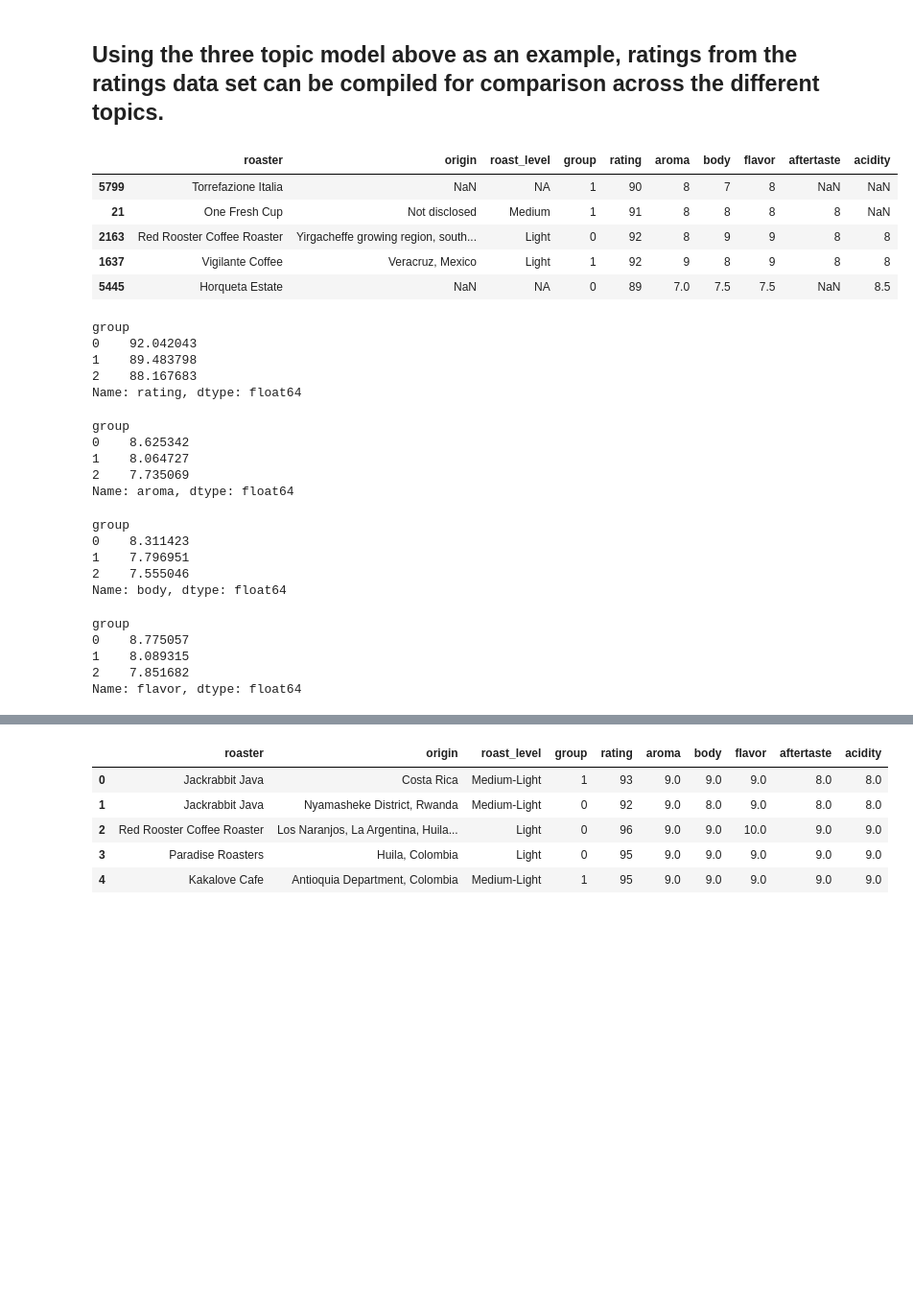
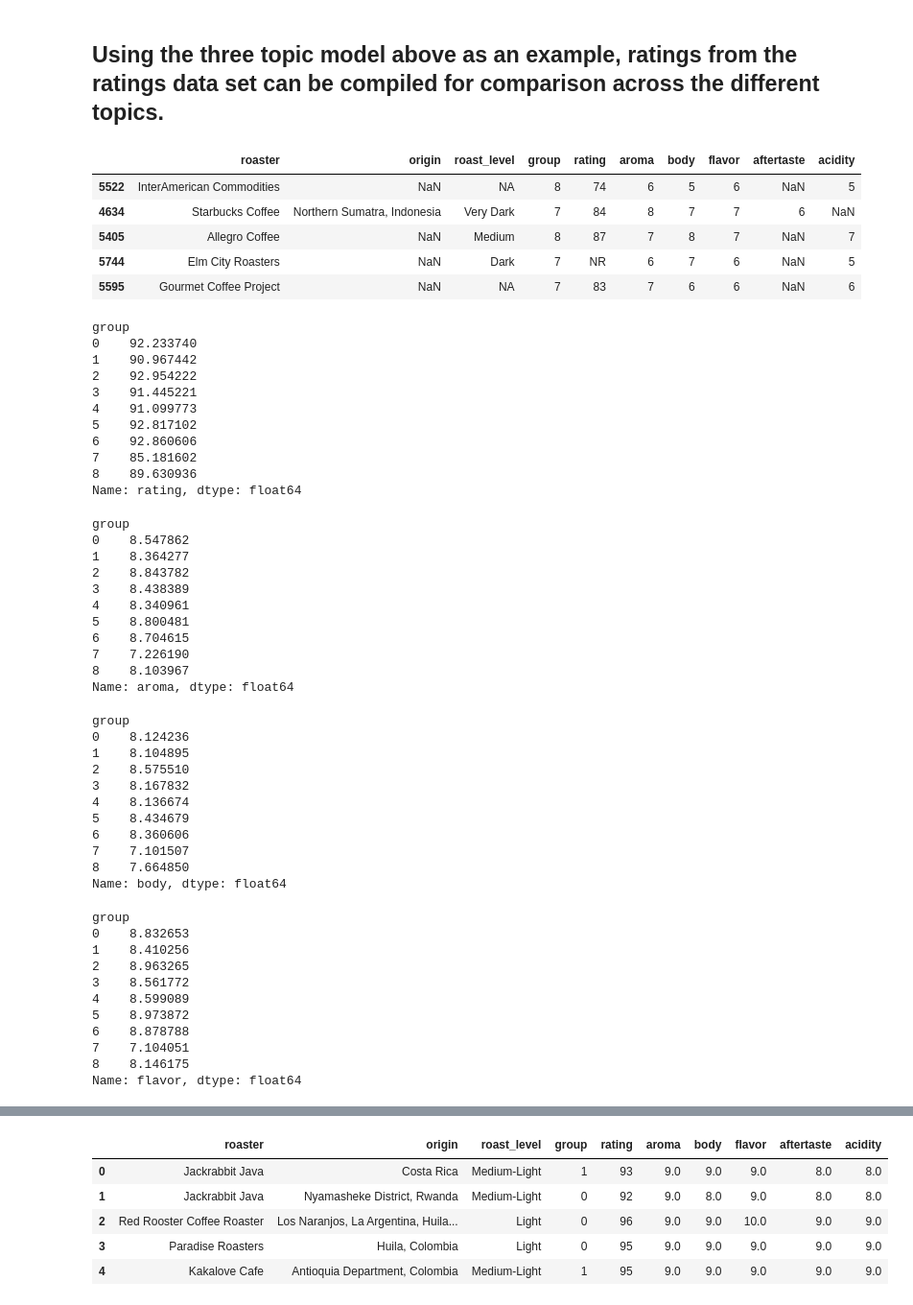
Before and after one commit to ejfeldman7/coffee-reviews-nlp, a Jupyter notebook: Notebooks/nmf.ipynb, the cells around one changed output, grey strips where cells are left out. Shown at 96% size. Drawn from its saved outputs; the diff is of its cells as text; code cells hidden in the pictures; blank space fills up the shorter version.

```diff
--- a/Notebooks/nmf.ipynb
+++ b/Notebooks/nmf.ipynb
@@ -577,13 +341,2 @@ gesha, variety, floral, world, geisha, beans, trees, continues, crisp, unique
 # %% [markdown]
 ## Assignments to the different topics for each review were added to the original text datarame for further analysis
-# %%
-df['Two Topic'] = doc_topic2.argmax(axis=1)
-df['Three Topic'] = doc_topic3.argmax(axis=1)
-df['Four Topic'] = doc_topic4.argmax(axis=1)
-df['Five Topic'] = doc_topic5.argmax(axis=1)
-df['Six Topic'] = doc_topic6.argmax(axis=1)
-df['Seven Topic'] = doc_topic7.argmax(axis=1)
-df['Eight Topic'] = doc_topic8.argmax(axis=1)
-df['Nine Topic'] = doc_topic9.argmax(axis=1)
-df['Ten Topic'] = doc_topic10.argmax(axis=1)
-df.sample(3)
@@ -631,23 +402,23 @@ ten.plot(ax=axes[2,2], kind='bar')
 # %%
 combined = pd.DataFrame()
 combined['roaster'] = df['Roaster']
 combined['origin'] = ratings['Coffee Origin']
 combined['roast_level'] = ratings['Roast Level']
-combined['group'] = df['Three Topic']
+combined['group'] = df['Topic']
 combined['rating'] = ratings.Overall
 combined['aroma'] = ratings.Aroma
 combined['body'] = ratings.Body
 combined['flavor'] = ratings.Flavor
 combined['aftertaste'] = ratings.Aftertaste
 combined['acidity'] = ratings.Acidity
 combined.sample(5)
 # %% [output]
 |  | roaster | origin | roast_level | group | rating | aroma | body | flavor | aftertaste | acidity |
-| 5799 | Torrefazione Italia | NaN | NA | 1 | 90 | 8 | 7 | 8 | NaN | NaN |
-| 21 | One Fresh Cup | Not disclosed | Medium | 1 | 91 | 8 | 8 | 8 | 8 | NaN |
-| 2163 | Red Rooster Coffee Roaster | Yirgacheffe growing region, south... | Light | 0 | 92 | 8 | 9 | 9 | 8 | 8 |
-| 1637 | Vigilante Coffee | Veracruz, Mexico | Light | 1 | 92 | 9 | 8 | 9 | 8 | 8 |
-| 5445 | Horqueta Estate | NaN | NA | 0 | 89 | 7.0 | 7.5 | 7.5 | NaN | 8.5 |
+| 5522 | InterAmerican Commodities | NaN | NA | 8 | 74 | 6 | 5 | 6 | NaN | 5 |
+| 4634 | Starbucks Coffee | Northern Sumatra, Indonesia | Very Dark | 7 | 84 | 8 | 7 | 7 | 6 | NaN |
+| 5405 | Allegro Coffee | NaN | Medium | 8 | 87 | 7 | 8 | 7 | NaN | 7 |
+| 5744 | Elm City Roasters | NaN | Dark | 7 | NR | 6 | 7 | 6 | NaN | 5 |
+| 5595 | Gourmet Coffee Project | NaN | NA | 7 | 83 | 7 | 6 | 6 | NaN | 6 |
 # %%
 # How does the overall rating of coffee compare across the three topics?
 combined.loc[combined.rating == 'NR','rating'] = '-999'
@@ -655,9 +426,15 @@ combined.rating = combined.rating.astype(int)
 combined[combined.rating>0].groupby(by='group').rating.mean()
 # %% [output]
 group
-0    92.042043
-1    89.483798
-2    88.167683
+0    92.233740
+1    90.967442
+2    92.954222
+3    91.445221
+4    91.099773
+5    92.817102
+6    92.860606
+7    85.181602
+8    89.630936
 Name: rating, dtype: float64
 # %%
 # How does the aroma rating of coffee compare across the three topics?
@@ -667,9 +444,15 @@ combined.aroma = combined.aroma.round(0)
 combined[combined.aroma>0].groupby(by='group').aroma.mean()
 # %% [output]
 group
-0    8.625342
-1    8.064727
-2    7.735069
+0    8.547862
+1    8.364277
+2    8.843782
+3    8.438389
+4    8.340961
+5    8.800481
+6    8.704615
+7    7.226190
+8    8.103967
 Name: aroma, dtype: float64
 # %%
 # How does the body rating of coffee compare across the three topics?
@@ -679,9 +462,15 @@ combined.body = combined.body.round(0)
 combined[combined.body>0].groupby(by='group').body.mean()
 # %% [output]
 group
-0    8.311423
-1    7.796951
-2    7.555046
+0    8.124236
+1    8.104895
+2    8.575510
+3    8.167832
+4    8.136674
+5    8.434679
+6    8.360606
+7    7.101507
+8    7.664850
 Name: body, dtype: float64
 # %%
 # How does the flavor rating of coffee compare across the three topics?
@@ -691,9 +480,15 @@ combined.flavor = combined.flavor.round(0)
 combined[combined.flavor>0].groupby(by='group').flavor.mean()
 # %% [output]
 group
-0    8.775057
-1    8.089315
-2    7.851682
+0    8.832653
+1    8.410256
+2    8.963265
+3    8.561772
+4    8.599089
+5    8.973872
+6    8.878788
+7    7.104051
+8    8.146175
 Name: flavor, dtype: float64
 # %%
 # How does the aftertaste rating of coffee compare across the three topics?
```
Also changed, not shown: parts of 51 cells of this notebook, 3 other files.
